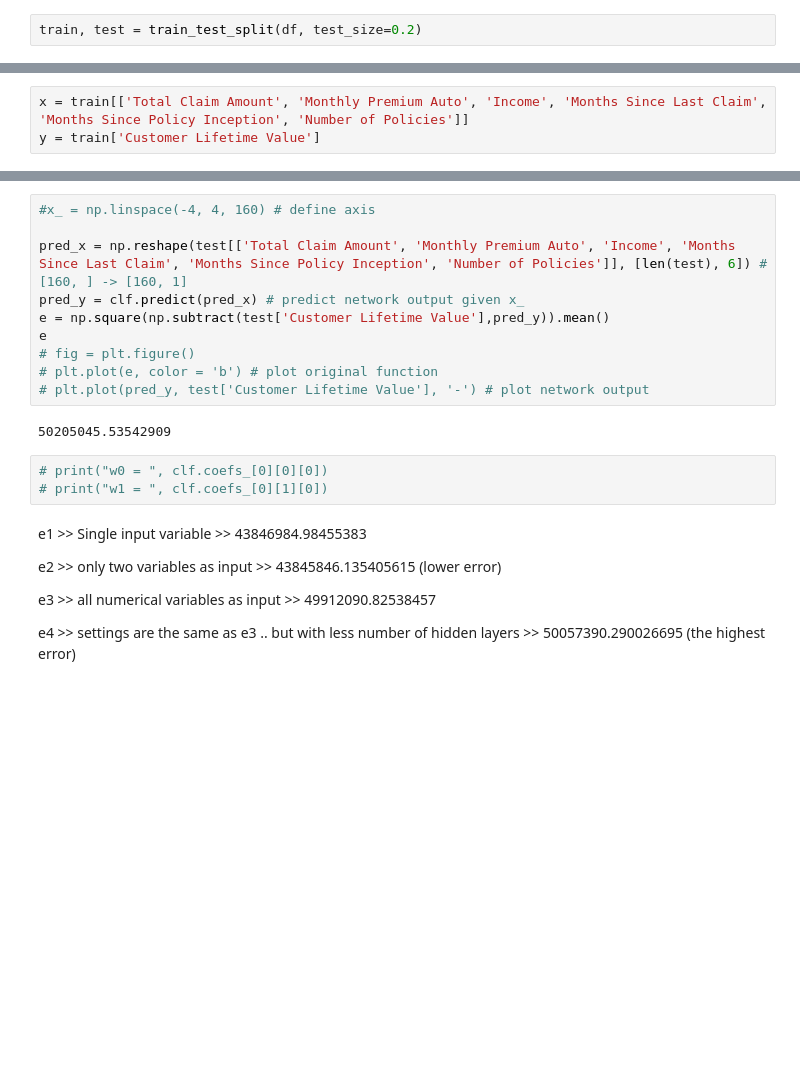
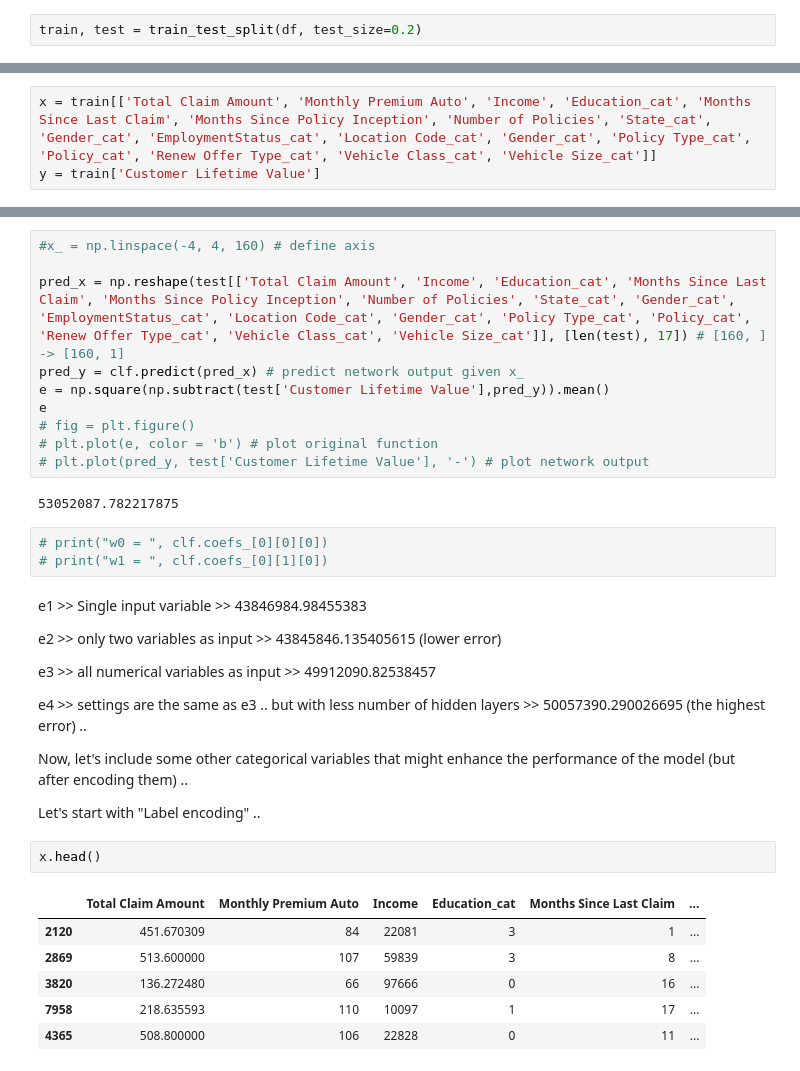
Before and after one commit to EAboelhamd/python_Data_Analytics, a Jupyter notebook: ANN as a function approximation - Code#3.ipynb, the cells around one changed output, grey strips where cells are left out. Saved outputs shown, nothing was run; the diff lists cells and outputs as text; blank space fills up the shorter version.

```diff
--- a/ANN as a function approximation - Code#3.ipynb
+++ b/ANN as a function approximation - Code#3.ipynb
@@ -50,5 +140,5 @@ train, test = train_test_split(df, test_size=0.2)
 # %%
-x = train[['Total Claim Amount', 'Monthly Premium Auto', 'Income', 'Months Since Last Claim', 'Months Since Policy Inception', 'Number of Policies']]
+x = train[['Total Claim Amount', 'Monthly Premium Auto', 'Income', 'Education_cat', 'Months Since Last Claim', 'Months Since Policy Inception', 'Number of Policies', 'State_cat', 'Gender_cat', 'EmploymentStatus_cat', 'Location Code_cat', 'Gender_cat', 'Policy Type_cat', 'Policy_cat', 'Renew Offer Type_cat', 'Vehicle Class_cat', 'Vehicle Size_cat']]
 y = train['Customer Lifetime Value']
 # %%
 np.random.seed(3)
@@ -82,7 +172,7 @@ Iter
 # %%
 #x_ = np.linspace(-4, 4, 160) # define axis
 
-pred_x = np.reshape(test[['Total Claim Amount', 'Monthly Premium Auto', 'Income', 'Months Since Last Claim', 'Months Since Policy Inception', 'Number of Policies']], [len(test), 6]) # [160, ] -> [160, 1]
+pred_x = np.reshape(test[['Total Claim Amount', 'Income', 'Education_cat', 'Months Since Last Claim', 'Months Since Policy Inception', 'Number of Policies', 'State_cat', 'Gender_cat', 'EmploymentStatus_cat', 'Location Code_cat', 'Gender_cat', 'Policy Type_cat', 'Policy_cat', 'Renew Offer Type_cat', 'Vehicle Class_cat', 'Vehicle Size_cat']], [len(test), 17]) # [160, ] -> [160, 1]
 pred_y = clf.predict(pred_x) # predict network output given x_
 e = np.square(np.subtract(test['Customer Lifetime Value'],pred_y)).mean()
 e
@@ -90,7 +180,7 @@ e
 # plt.plot(e, color = 'b') # plot original function
 # plt.plot(pred_y, test['Customer Lifetime Value'], '-') # plot network output
 # %% [output]
-50205045.53542909
+53052087.782217875
 # %%
 # print("w0 = ", clf.coefs_[0][0][0])
 # print("w1 = ", clf.coefs_[0][1][0])
@@ -101,7 +191,21 @@ e2 >> only two variables as input >> 43845846.135405615  (lower error)
 
 e3 >> all numerical variables as input >> 49912090.82538457
 
-e4 >> settings are the same as e3 .. but with less number of hidden layers >> 50057390.290026695 (the highest error)
+e4 >> settings are the same as e3 .. but with less number of hidden layers >> 50057390.290026695 (the highest error)  ..
+
+
+Now, let's include some other categorical variables that might enhance the performance of the model (but after encoding them) ..
+
+Let's start with "Label encoding" ..
+# %%
+x.head()
+# %% [output]
+|  | Total Claim Amount | Monthly Premium Auto | Income | Education_cat | Months Since Last Claim | ... |
+| 2120 | 451.670309 | 84 | 22081 | 3 | 1 | ... |
+| 2869 | 513.600000 | 107 | 59839 | 3 | 8 | ... |
+| 3820 | 136.272480 | 66 | 97666 | 0 | 16 | ... |
+| 7958 | 218.635593 | 110 | 10097 | 1 | 17 | ... |
+| 4365 | 508.800000 | 106 | 22828 | 0 | 11 | ... |
 # %%
 print("weights between input and first hidden layer:")
 print(clf.coefs_[0])
```
Also changed, not shown: parts of 10 cells of this notebook.
